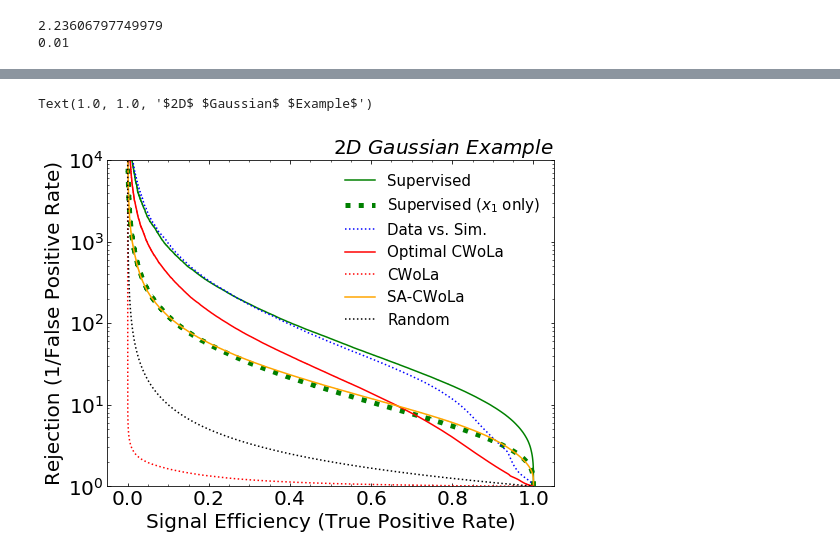
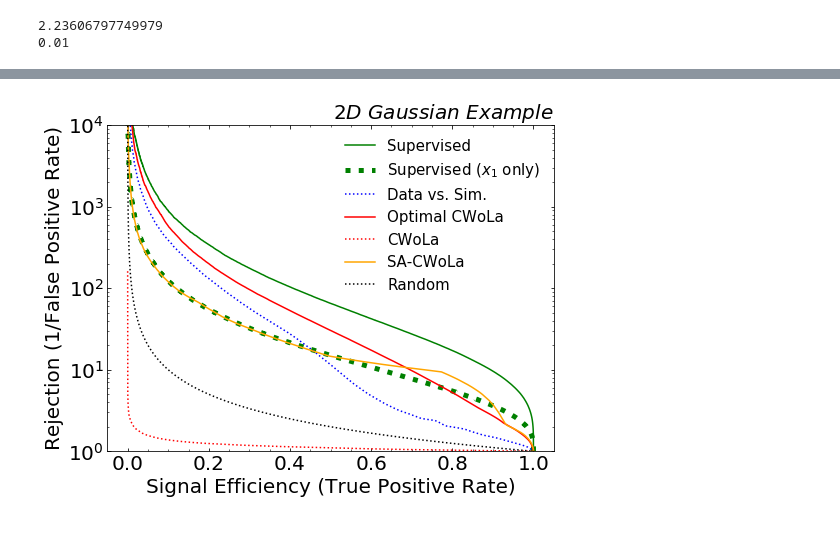
Before and after one commit to bnachman/DCTRHunting, a Jupyter notebook: CWoLaSimulationAssistedDecorrelation_Toy.ipynb, the cells around one changed output, grey strips where cells are left out. Saved outputs shown, nothing was run; the diff lists cells and outputs as text; code cells hidden in the pictures.

Commit message:
Modified toy simulation and training parameters

```diff
--- a/CWoLaSimulationAssistedDecorrelation_Toy.ipynb
+++ b/CWoLaSimulationAssistedDecorrelation_Toy.ipynb
@@ -18,14 +25,19 @@ Using TensorFlow backend.
 # %%
 N = 100000
 N2 = int(N/2)
+
+sr_s1, sr_s2, sb_s1, sb_s2 = 0.1, -0.1, 0.05, 0
 SR_background_data = np.random.multivariate_normal([0,0],[[1,0],[0,1]],N)
 SB_background_data = np.random.multivariate_normal([1,0],[[1,0],[0,1]],N)
-SR_background_sim = np.random.multivariate_normal([0,0],[[1,0],[0,1]],N)
-SB_background_sim = np.random.multivariate_normal([1,0],[[1,0],[0,1]],N)
+SR_background_sim = np.random.multivariate_normal([sr_s1,sr_s2],[[1,0],[0,1]],N)
+SB_background_sim = np.random.multivariate_normal([1 + sb_s1,sb_s2],[[1,0],[0,1]],N)
+
 SR_signal = np.random.multivariate_normal([1.5,1.5],[[0.5,0],[0,0.5]],N)
 
 SR_background_data_fortest = np.random.multivariate_normal([0,0],[[1,0],[0,1]],N*10)
 SR_signal_fortest = np.random.multivariate_normal([1.5,1.5],[[0.5,0],[0,0.5]],N*10)
+
+EPOCHS = 50
 # %%
 fig = plt.figure(figsize=(7, 5))
 gs = gridspec.GridSpec(1, 1, height_ratios=[1])
@@ -84,7 +96,7 @@ model_sup.add(Dense(64, activation='relu'))
 model_sup.add(Dense(1, activation='sigmoid'))
 model_sup.compile(loss='binary_crossentropy', optimizer='adam', metrics=['accuracy'])
 
-hist_sup = model_sup.fit(X_sup_train, Y_sup_train, epochs=10, batch_size=int(0.1*len(X_sup_train)))
+hist_sup = model_sup.fit(X_sup_train, Y_sup_train, epochs=EPOCHS, batch_size=int(0.1*len(X_sup_train)))
 
 scores_sup = model_sup.predict(X_sup_val,batch_size=int(0.1*len(X_sup_val)))
 fpr_sup, tpr_sup, _ = roc_curve(Y_sup_val, scores_sup)
@@ -117,7 +126,7 @@ model_sup1d.add(Dense(64, activation='relu'))
 model_sup1d.add(Dense(1, activation='sigmoid'))
 model_sup1d.compile(loss='binary_crossentropy', optimizer='adam', metrics=['accuracy'])
 
-hist_sup = model_sup1d.fit(X_sup_train[:,1], Y_sup_train, epochs=10, batch_size=int(0.1*len(X_sup_train)))
+hist_sup = model_sup1d.fit(X_sup_train[:,1], Y_sup_train, epochs=EPOCHS, batch_size=int(0.1*len(X_sup_train)))
 
 scores_sup1d = model_sup1d.predict(X_sup_val[:,1],batch_size=int(0.1*len(X_sup_val)))
 fpr_sup1d, tpr_sup1d, _ = roc_curve(Y_sup_val, scores_sup1d)
@@ -149,4 +155,9 @@ print(len(SR_signal[0:Nsig])/len(SR_background_data[0:N2]))
 # %% [output]
 2.23606797749979
 0.01
+# %%
+n_injections = 5
+signals_to_inject = [None] * n_injections
+for i in range(n_injections):
+    signals_to_inject[i] = SR_signal[np.random.choice(SR_signal.shape[0], size=Nsig, replace=False), :]
 # %%
@@ -327,30 +455,36 @@ Epoch 10/10
 # %%
+# Plot without banding
+
 fig = plt.figure(figsize=(8, 6))
 gs = gridspec.GridSpec(1, 1, height_ratios=[1])
 ax0 = plt.subplot(gs[0])
 ax0.yaxis.set_ticks_position('both')
 ax0.xaxis.set_ticks_position('both')
 ax0.tick_params(direction="in",which="both")
 ax0.minorticks_on()
 plt.xticks(fontsize=20)
 plt.yticks(fontsize=20)
 
 plt.yscale("log")
 plt.ylim([1,1e4])
 
 plt.plot(tpr_sup,1./fpr_sup,label="Supervised",color='green')
 plt.plot(tpr_sup1d,1./fpr_sup1d,label="Supervised ($x_1$ only)",color='green',ls=":",linewidth=5)
-plt.plot(tpr_dvsim,1./fpr_dvsim,label="Data vs. Sim.",color="blue",ls=":")
-plt.plot(tpr_ocwola,1./fpr_ocwola,label="Optimal CWoLa",color="red")
-plt.plot(tpr_cwola,1./fpr_cwola,label="CWoLa",color="red",ls=":")
-plt.plot(tpr_sacwola,1./fpr_sacwola,label="SA-CWoLa",color="orange")
+
+plt.plot(tpr_pts, dvsim_med, label="Data vs. Sim.",color="blue",ls=":")
+plt.plot(tpr_pts, ocwola_med,label="Optimal CWoLa",color="red")
+plt.plot(tpr_pts, cwola_med,label="CWoLa",color="red",ls=":")
+plt.plot(tpr_pts, sacwola_med,label="SA-CWoLa",color="orange")
+
 plt.plot(tpr_sup,1./tpr_sup,color="black",ls=":",label="Random")
 
 plt.xlabel(r'Signal Efficiency (True Positive Rate)',fontsize=20)
 plt.ylabel(r"Rejection (1/False Positive Rate)",fontsize=20)
 plt.legend(frameon=False,fontsize=15,loc="upper right")
 
 plt.title("$2D$ $Gaussian$ $Example$",fontsize=20,loc="right")
+
+plt.savefig('plots/toy_medians.png', bbox_inches='tight', padinches=0)
+plt.savefig('plots/toy_medians.pdf', bbox_inches='tight', padinches=0)
 # %% [output]
-Text(1.0, 1.0, '$2D$ $Gaussian$ $Example$')
-[figure, old version]
+[figure, new version]
```
Also changed, not shown: parts of 17 cells of this notebook, 5 other files.
